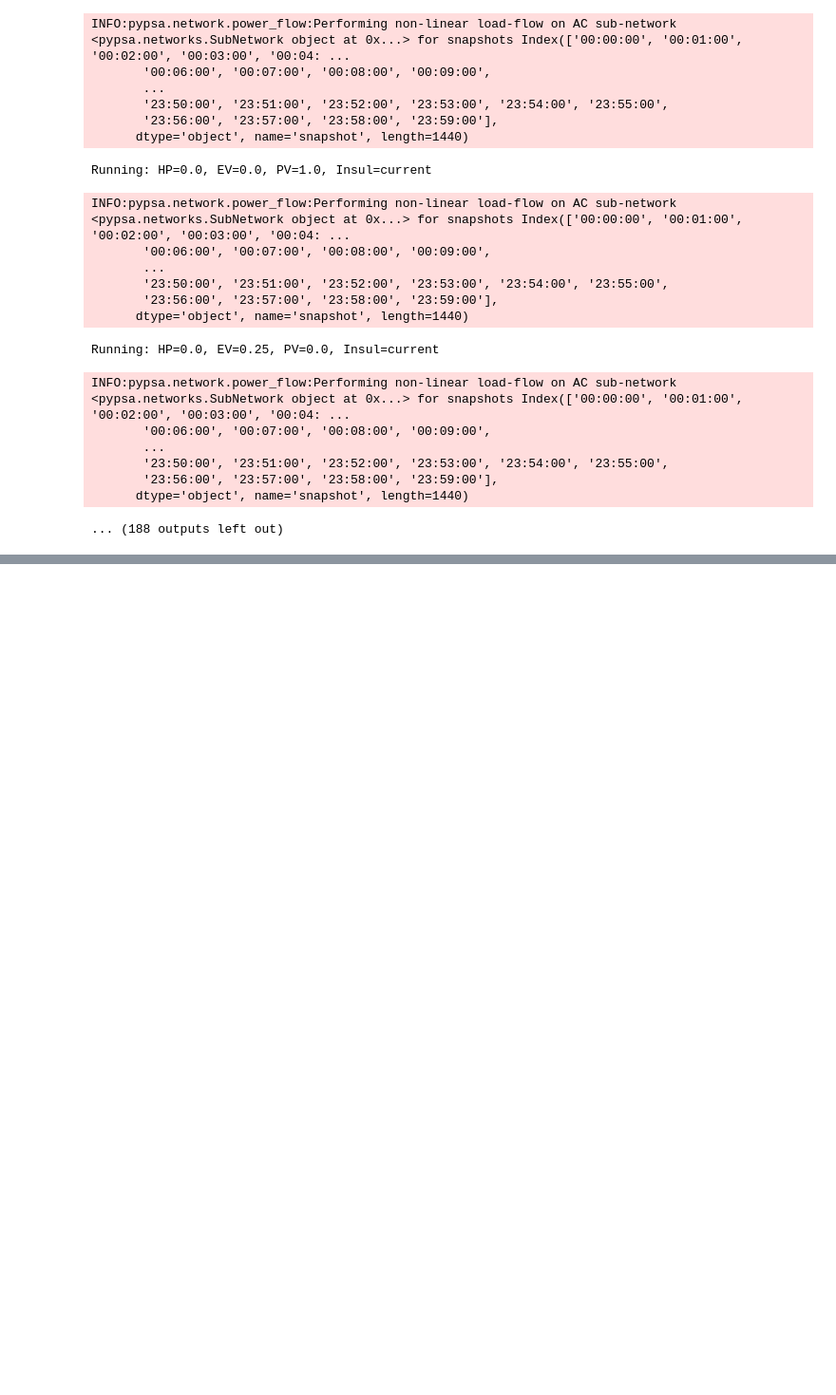
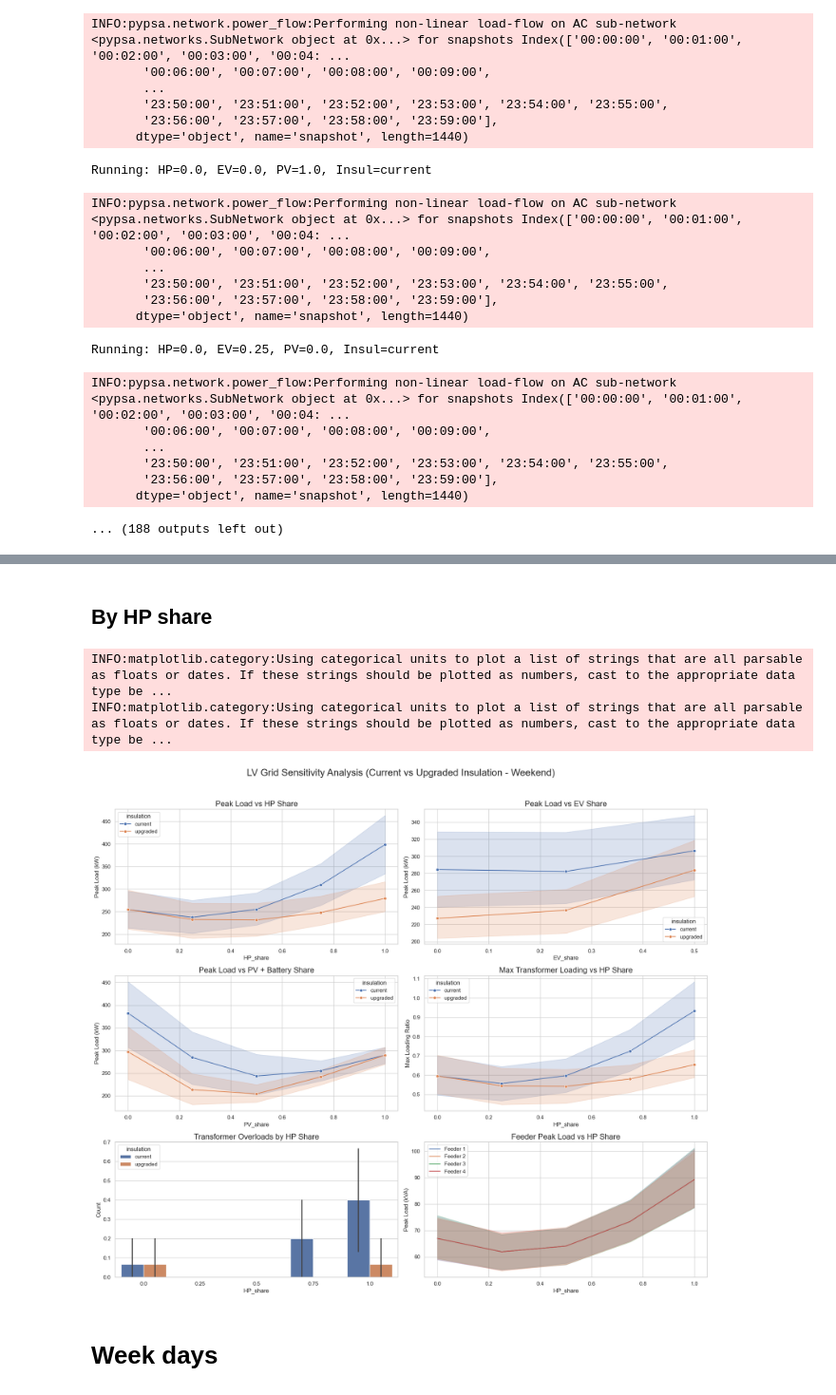
Before and after one commit to LarisaPetrakova/Integration-of-LCTs-in-LV-grids-Masters-Dissertation, a Jupyter notebook: Scenarios_generation_automation_with_insulation.ipynb, the cells around one changed output, grey strips where cells are left out. Shown at 95% size. Cells and saved outputs as stored; diff of their text form; code cells hidden in the pictures; blank space fills up the shorter version.

```diff
--- a/Scenarios_generation_automation_with_insulation.ipynb
+++ b/Scenarios_generation_automation_with_insulation.ipynb
@@ -565,0 +578,65 @@ print(f"Voltage range across all buses: {min_v:.4f} – {max_v:.4f} p.u.")
+# %% [markdown]
+## By HP share
+# %%
+
+# Loading results
+lv_current = pd.read_csv("Results/new/lv_grid_results_current.csv")
+lv_upgraded = pd.read_csv("Results/new/lv_grid_results_upgraded.csv")
+
+lv_current["insulation"] = "current"
+lv_upgraded["insulation"] = "upgraded"
+
+# Combine
+lv_all = pd.concat([lv_current, lv_upgraded], ignore_index=True)
+
+# Set style
+sns.set(style="whitegrid")
+
+# Create figure with 3x2 subplots
+fig, axs = plt.subplots(3, 2, figsize=(18, 15))
+fig.suptitle("LV Grid Sensitivity Analysis (Current vs Upgraded Insulation - Weekend)", fontsize=20, y=1.02)
+
+# Plot 1: Peak Load vs HP Share
+sns.lineplot(data=lv_all, x='HP_share', y='peak_load_kW', hue='insulation', marker='o', ax=axs[0, 0])
+axs[0, 0].set_title('Peak Load vs HP Share', fontsize=16)
+axs[0, 0].set_ylabel('Peak Load (kW)')
+
+# Plot 2: Peak Load vs EV Share
+sns.lineplot(data=lv_all, x='EV_share', y='peak_load_kW', hue='insulation', marker='o', ax=axs[0, 1])
+axs[0, 1].set_title('Peak Load vs EV Share',fontsize=16)
+axs[0, 1].set_ylabel('Peak Load (kW)')
+
+# Plot 3: Peak Load vs PV Share
+sns.lineplot(data=lv_all, x='PV_share', y='peak_load_kW', hue='insulation', marker='o', ax=axs[1, 0])
+axs[1, 0].set_title('Peak Load vs PV + Battery Share', fontsize=16)
+axs[1, 0].set_ylabel('Peak Load (kW)')
+
+# Plot 4: Max Transformer Loading
+sns.lineplot(data=lv_all, x='HP_share', y='max_loading_ratio', hue='insulation', marker='o', ax=axs[1, 1])
+axs[1, 1].set_title('Max Transformer Loading vs HP Share', fontsize=16)
+axs[1, 1].set_ylabel('Max Loading Ratio')
+
+# Plot 5: Transformer Overloads
+sns.barplot(data=lv_all, x='HP_share', y='n_transformer_overloads', hue='insulation', ax=axs[2, 0])
+axs[2, 0].set_title('Transformer Overloads by HP Share', fontsize=16)
+axs[2, 0].set_ylabel('Count')
+
+# Plot 6: Feeder Peak Load Comparison
+sns.lineplot(data=lv_all, x='HP_share', y='feeder_1_peak_kVA', label='Feeder 1', ax=axs[2, 1])
+sns.lineplot(data=lv_all, x='HP_share', y='feeder_2_peak_kVA', label='Feeder 2', ax=axs[2, 1])
+sns.lineplot(data=lv_all, x='HP_share', y='feeder_3_peak_kVA', label='Feeder 3', ax=axs[2, 1])
+sns.lineplot(data=lv_all, x='HP_share', y='feeder_4_peak_kVA', label='Feeder 4', ax=axs[2, 1])
+axs[2, 1].set_title('Feeder Peak Load vs HP Share', fontsize=16)
+axs[2, 1].set_ylabel('Peak Load (kVA)')
+axs[2, 1].legend()
+
+# Final layout
+plt.tight_layout()
+plt.savefig('Results/new/Plots/WE_Results_plots.png', dpi=300)
+plt.show()
+# %% [output]
+INFO:matplotlib.category:Using categorical units to plot a list of strings that are all parsable as floats or dates. If these strings should be plotted as numbers, cast to the appropriate data type be ...
+INFO:matplotlib.category:Using categorical units to plot a list of strings that are all parsable as floats or dates. If these strings should be plotted as numbers, cast to the appropriate data type be ...
+[figure, added]
+# %% [markdown]
+# Week days
```
Also changed, not shown: parts of 25 cells of this notebook.
